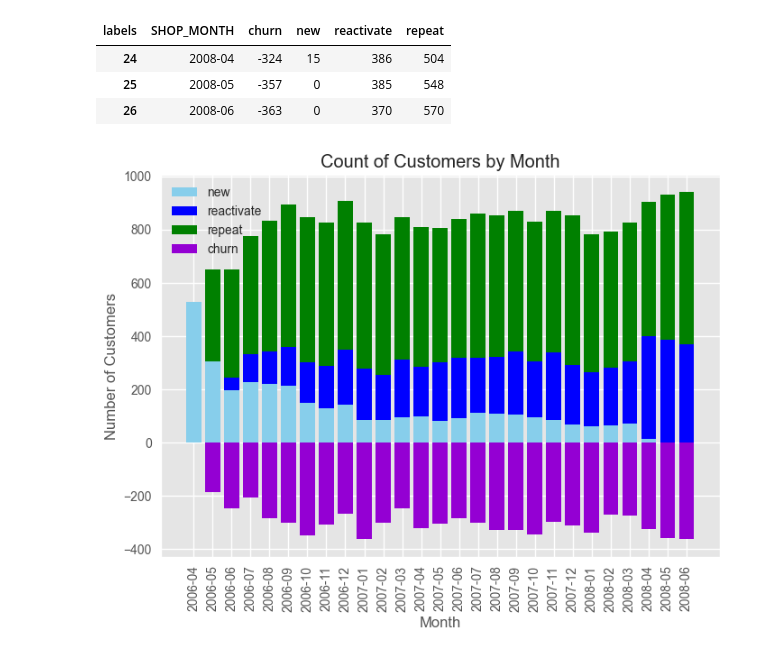
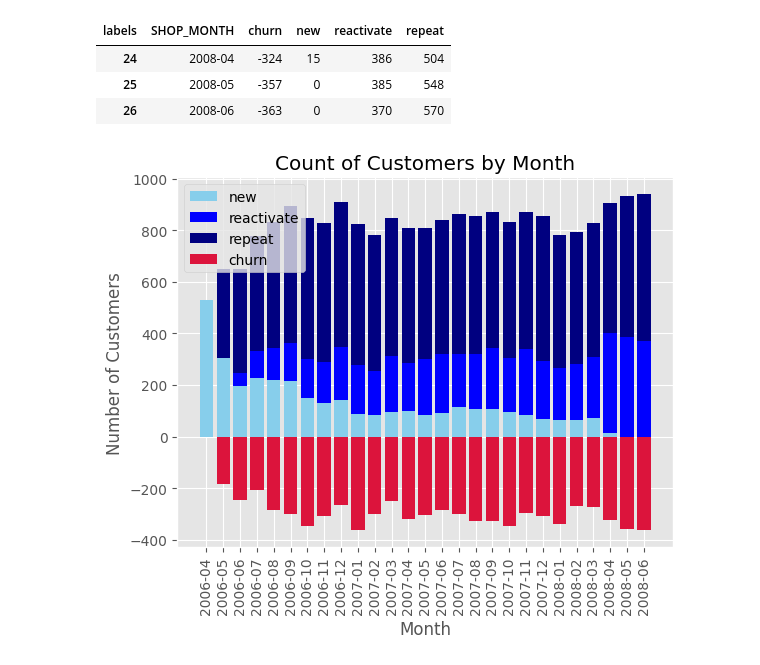
Before and after one commit to terjirapat/MADT8101-Customer-Analytics, a Jupyter notebook: Workshop 4 - Churn Scoring/main.ipynb, the cells around one changed output. Saved outputs shown, nothing was run; the diff lists cells and outputs as text; code cells hidden in the pictures.

```diff
--- a/Workshop 4 - Churn Scoring/main.ipynb
+++ b/Workshop 4 - Churn Scoring/main.ipynb
@@ -221,31 +221,31 @@ df_churn_plot.tail(3)
 # %%
 ax = plt.gca()
 bottoms = 0
 
 labels = ['new', 'reactivate', 'repeat']
-c = ['skyblue', 'blue', 'green']
+c = ['skyblue', 'blue', 'navy']
 for i in range(len(labels)):
   plt.bar( x = df_churn_plot['SHOP_MONTH'],
            height=df_churn_plot[labels[i]],
            color = c[i],
            bottom=bottoms,
            label=labels[i])
 
   bottoms += df_churn_plot[labels[i]].fillna(0)
 
 ax.bar(height=df_churn_plot['churn'],
        x=df_churn_plot['SHOP_MONTH'],
-       color='darkviolet',
+       color='crimson',
        bottom=0,
        label='churn')
 
 plt.xticks(rotation='vertical')
 
 plt.legend(loc='upper left')
 plt.xlabel('Month')
 plt.ylabel('Number of Customers')
 plt.title('Count of Customers by Month')
 
 plt.show()
 # %% [output]
-[figure, old version]
+[figure, new version]
```
Also changed, not shown: parts of 2 cells of this notebook, 2 other files.
